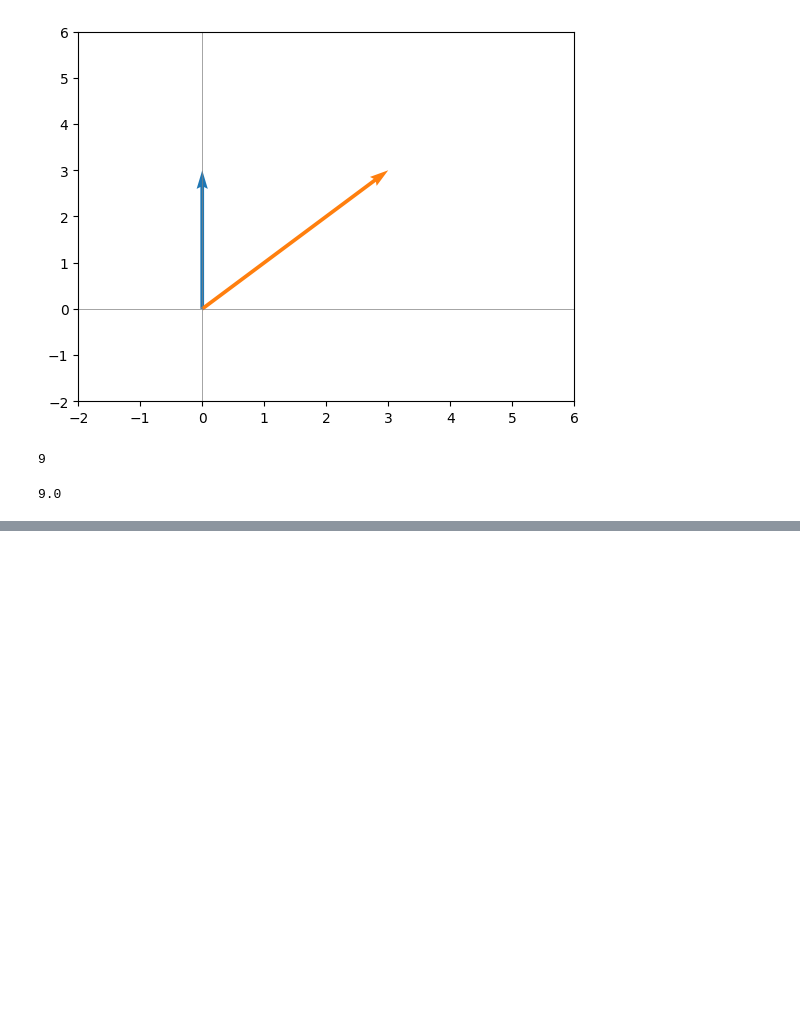
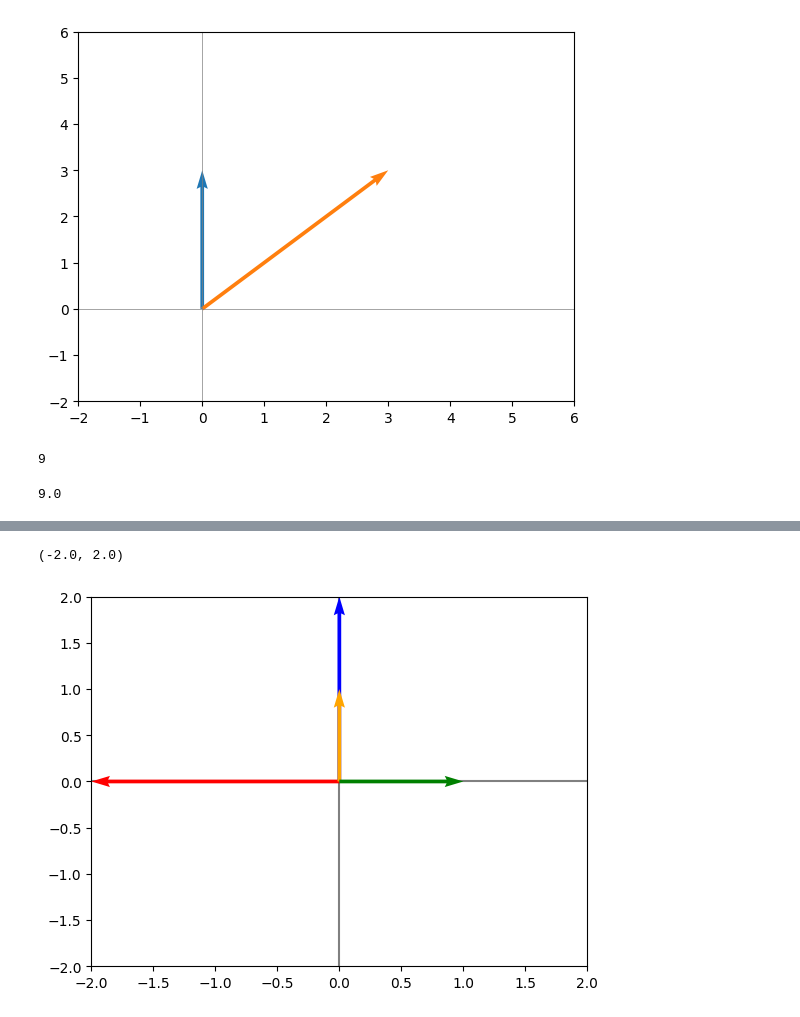
Before and after one commit to PabloBetancur428/Linear-Algebra-platzi, a Jupyter notebook: Linear_algebra_1.ipynb, the cells around one changed output, grey strips where cells are left out. Saved outputs shown, nothing was run; the diff lists cells and outputs as text; code cells hidden in the pictures; blank space fills up the shorter version.

```diff
--- a/Linear_algebra_1.ipynb
+++ b/Linear_algebra_1.ipynb
@@ -938,0 +1286,14 @@ print(norma_v1*norma_v2 * np.cos(np.deg2rad(45)))
+# %%
+v1 = np.array([0, 1])
+v2 = np.array([1, 0])
+
+v1_transformed = B.dot(v1)
+v2_transformed = B.dot(v2)
+
+gv.graph_vecs([v1_transformed, v2_transformed, v1, v2], ['blue', 'red','orange','green'])
+
+plt.xlim(-2, 2)
+plt.ylim(-2, 2)
+# %% [output]
+(-2.0, 2.0)
+[figure, added]
```
Also changed, not shown: parts of 49 cells of this notebook.
